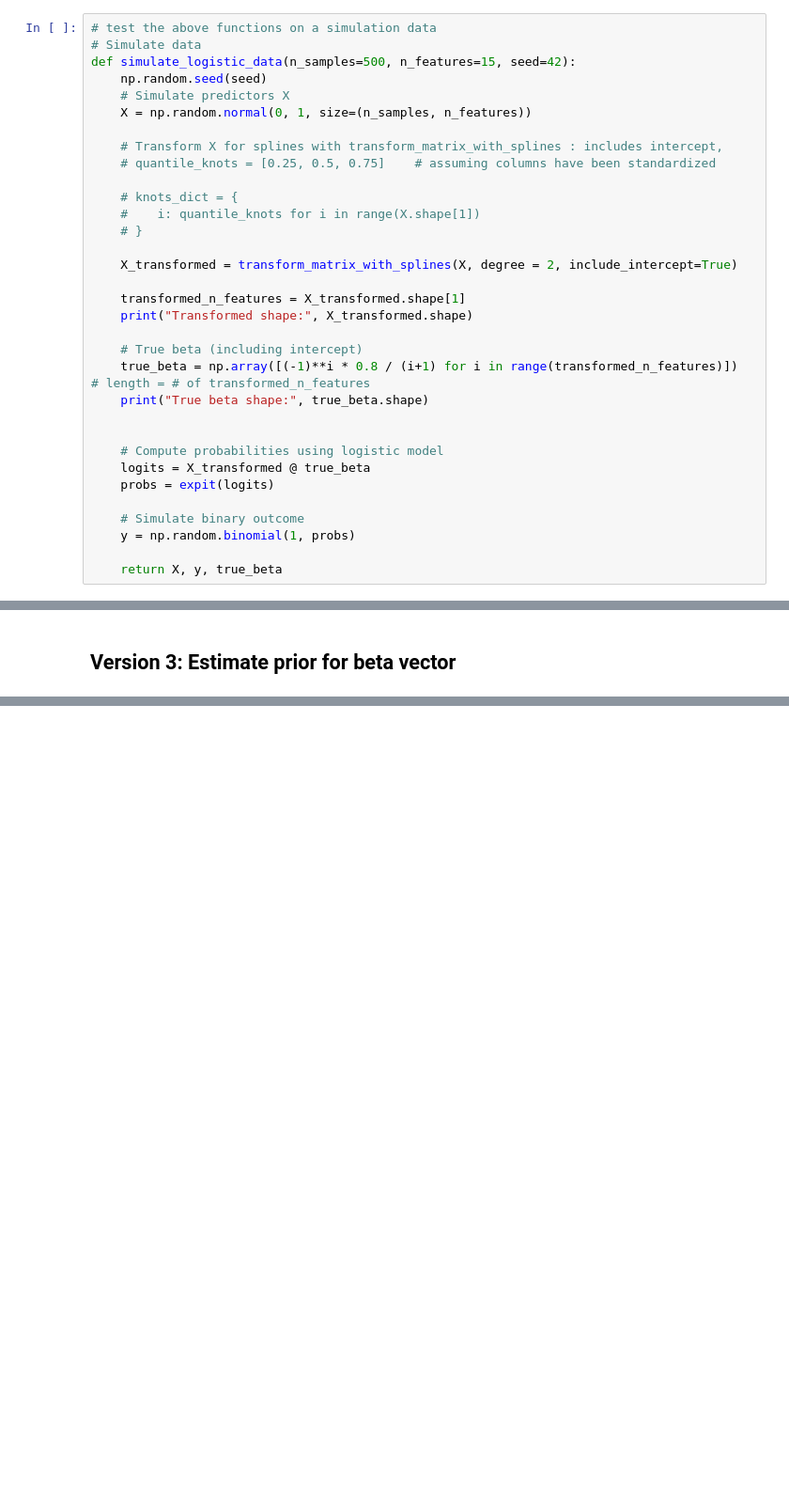
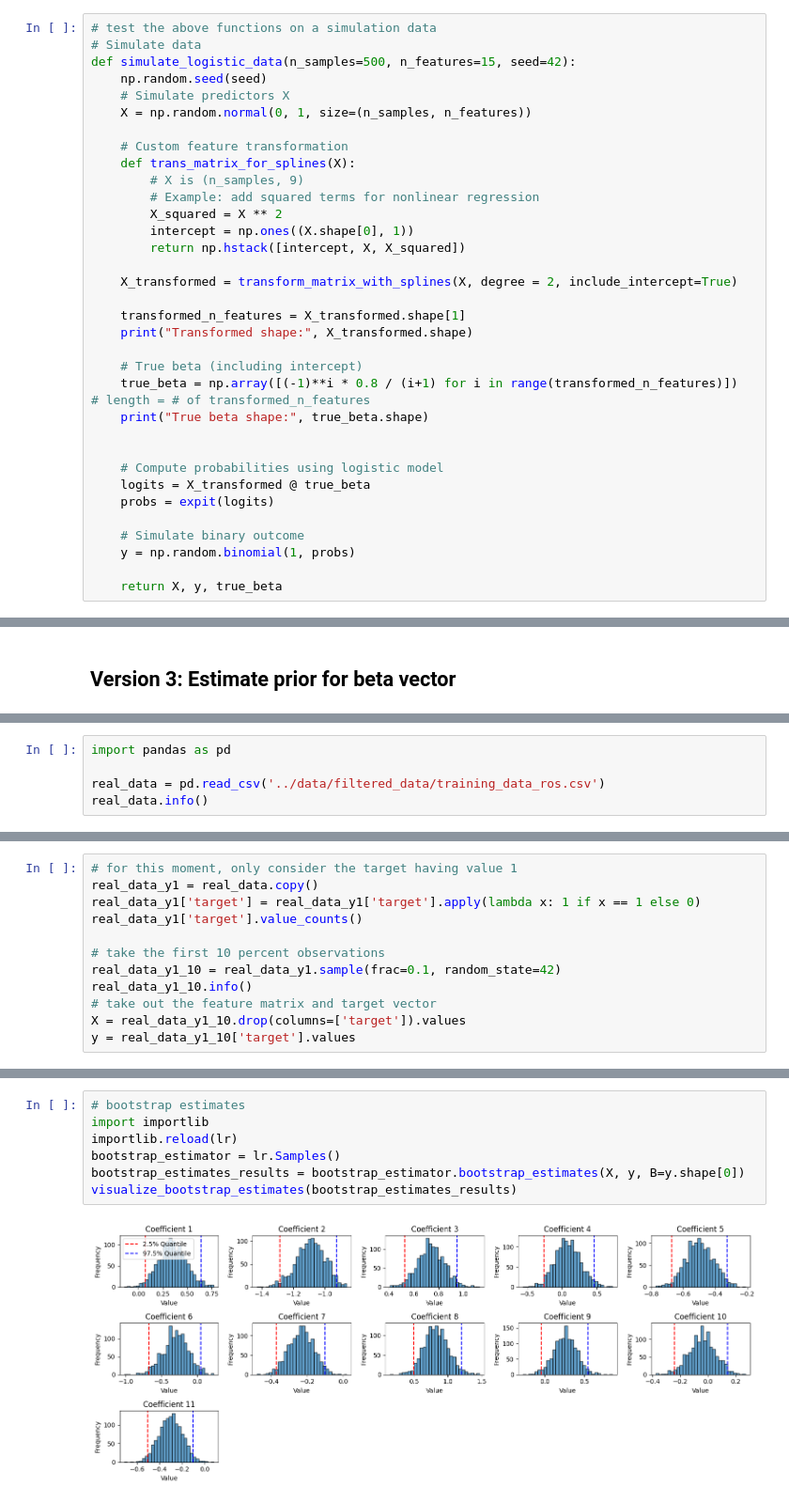
Before and after one commit to Gufeng-2002/5420_Final_Project, a Jupyter notebook: src/LogisticRegreTest.ipynb, the cells around one changed output, grey strips where cells are left out. Shown at 94% size. Cells and saved outputs as stored; diff of their text form; blank space fills up the shorter version.

Commit message:
The notebook for testing 'LogisticRegre' module

```diff
--- a/src/LogisticRegreTest.ipynb
+++ b/src/LogisticRegreTest.ipynb
@@ -192,12 +157,13 @@ def simulate_logistic_data(n_samples=500, n_features=15, seed=42):
     # Simulate predictors X
     X = np.random.normal(0, 1, size=(n_samples, n_features))
 
-    # Transform X for splines with transform_matrix_with_splines : includes intercept,
-    # quantile_knots = [0.25, 0.5, 0.75]    # assuming columns have been standardized
-
-    # knots_dict = {
-    #    i: quantile_knots for i in range(X.shape[1])
-    # }
+    # Custom feature transformation
+    def trans_matrix_for_splines(X):
+        # X is (n_samples, 9)
+        # Example: add squared terms for nonlinear regression
+        X_squared = X ** 2
+        intercept = np.ones((X.shape[0], 1))
+        return np.hstack([intercept, X, X_squared])
 
     X_transformed = transform_matrix_with_splines(X, degree = 2, include_intercept=True)
 
@@ -237,0 +310,5 @@ Estimated beta (first 10): [-0.2339 -0.3019 -0.048  -0.1609 -0.0775 -0.0187 -0.1
+# %%
+import pandas as pd
+
+real_data = pd.read_csv('../data/filtered_data/training_data_ros.csv')
+real_data.info()
@@ -237,0 +335,12 @@ Estimated beta (first 10): [-0.2339 -0.3019 -0.048  -0.1609 -0.0775 -0.0187 -0.1
+# %%
+# for this moment, only consider the target having value 1
+real_data_y1 = real_data.copy()
+real_data_y1['target'] = real_data_y1['target'].apply(lambda x: 1 if x == 1 else 0)
+real_data_y1['target'].value_counts()
+
+# take the first 10 percent observations
+real_data_y1_10 = real_data_y1.sample(frac=0.1, random_state=42)
+real_data_y1_10.info()
+# take out the feature matrix and target vector
+X = real_data_y1_10.drop(columns=['target']).values
+y = real_data_y1_10['target'].values
@@ -237,0 +367,9 @@ Estimated beta (first 10): [-0.2339 -0.3019 -0.048  -0.1609 -0.0775 -0.0187 -0.1
+# %%
+# bootstrap estimates
+import importlib
+importlib.reload(lr)
+bootstrap_estimator = lr.Samples()
+bootstrap_estimates_results = bootstrap_estimator.bootstrap_estimates(X, y, B=y.shape[0])
+visualize_bootstrap_estimates(bootstrap_estimates_results)
+# %% [output]
+[figure, added]
```
Also changed, not shown: parts of 44 cells of this notebook.
